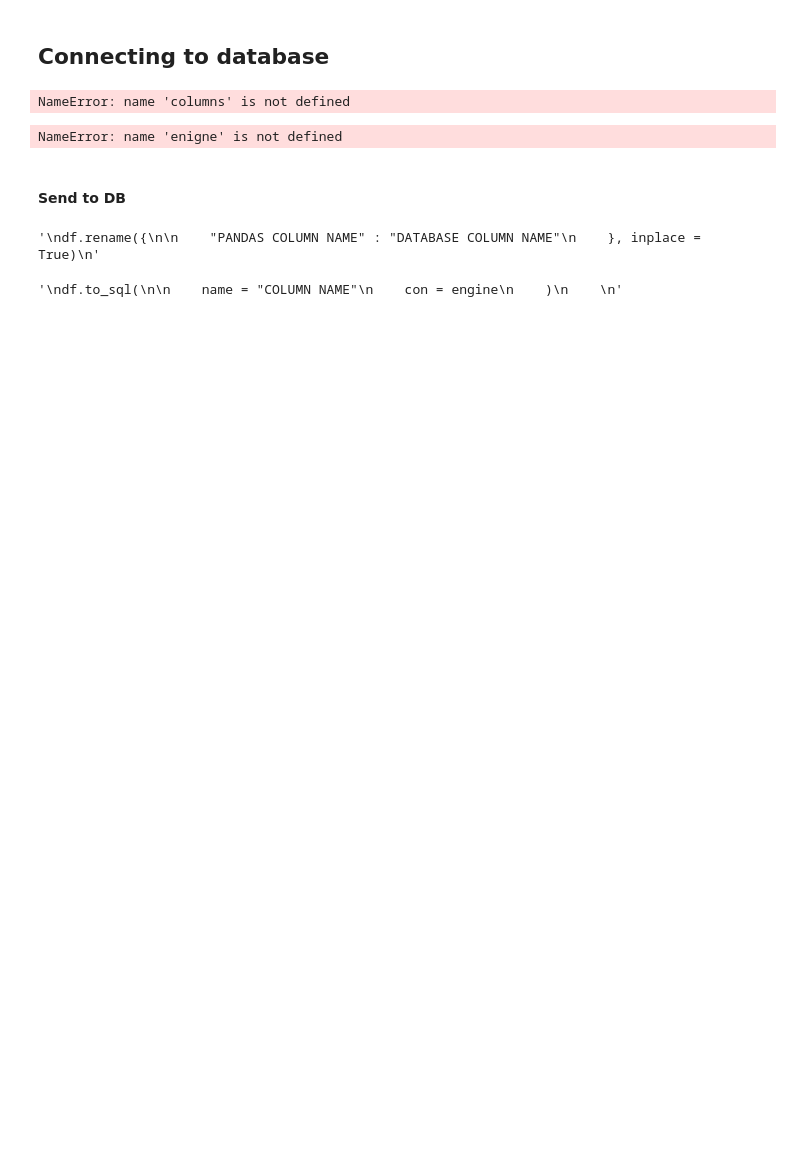
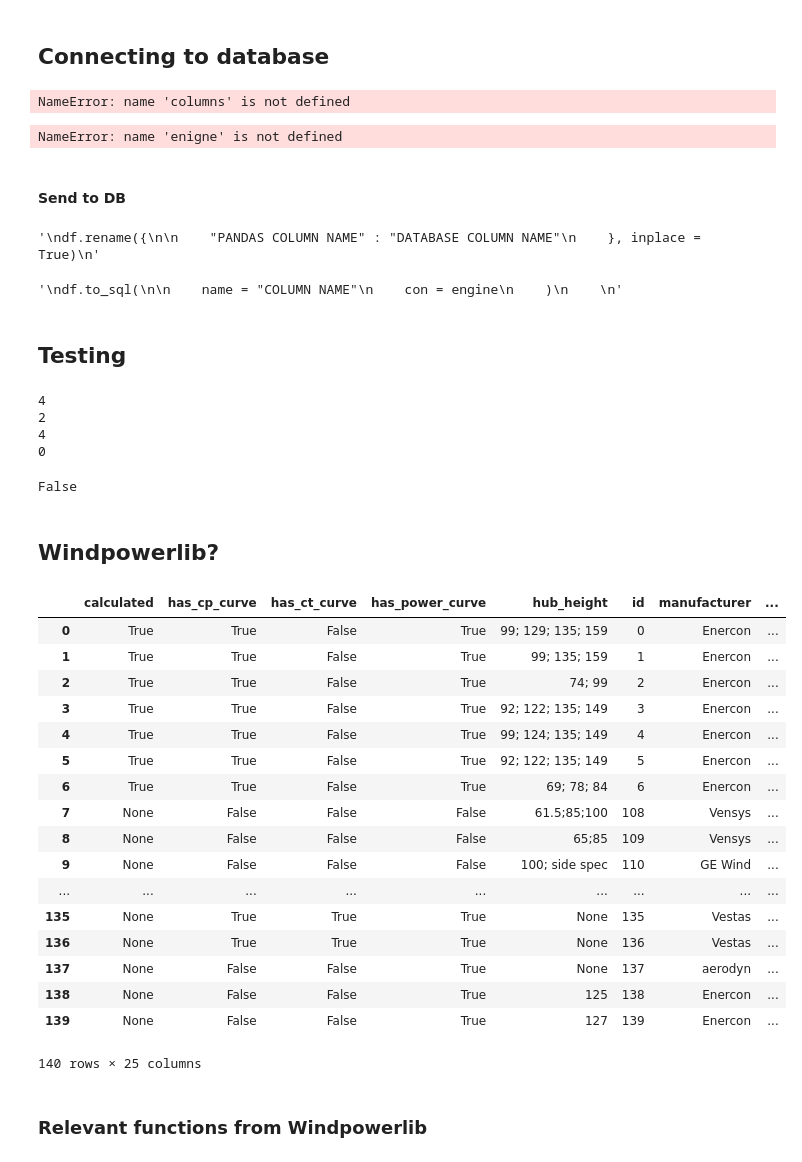
Before and after one commit to jakeriksen/WindTurbineTIP260, a Jupyter notebook: Script_jupyter.ipynb, the cells around one changed output. Cells and saved outputs as stored; diff of their text form; code cells hidden in the pictures; blank space fills up the shorter version.

```diff
--- a/Script_jupyter.ipynb
+++ b/Script_jupyter.ipynb
@@ -55,3 +56,27 @@ df.to_sql(
 '''
 # %% [output]
 '\ndf.to_sql(\n\n    name = "COLUMN NAME"\n    con = engine\n    )\n    \n'
+# %% [markdown]
+## Testing
+# %%
+import random as rd
+import time
+
+# Tilfeldig data med en grense (tenkt for vind-hastighet)
+def stop_if_over():
+    while True:
+        time.sleep(1)
+        val = (rd.randint(0,5))
+        if val is 5:
+            return False
+        print(val)
+
+stop_if_over()
+# %% [output]
+4
+2
+4
+0
+False
+# %% [markdown]
+## Windpowerlib?
@@ -57,0 +85,22 @@ df.to_sql(
+# %%
+from windpowerlib.wind_turbine import load_turbine_data_from_oedb
+load_turbine_data_from_oedb()
+# %% [output]
+|  | calculated | has_cp_curve | has_ct_curve | has_power_curve | hub_height | id | manufacturer | ... |
+| 0 | True | True | False | True | 99; 129; 135; 159 | 0 | Enercon | ... |
+| 1 | True | True | False | True | 99; 135; 159 | 1 | Enercon | ... |
+| 2 | True | True | False | True | 74; 99 | 2 | Enercon | ... |
+| 3 | True | True | False | True | 92; 122; 135; 149 | 3 | Enercon | ... |
+| 4 | True | True | False | True | 99; 124; 135; 149 | 4 | Enercon | ... |
+| 5 | True | True | False | True | 92; 122; 135; 149 | 5 | Enercon | ... |
+| 6 | True | True | False | True | 69; 78; 84 | 6 | Enercon | ... |
+| 7 | None | False | False | False | 61.5;85;100 | 108 | Vensys | ... |
+| 8 | None | False | False | False | 65;85 | 109 | Vensys | ... |
+| 9 | None | False | False | False | 100; side spec | 110 | GE Wind | ... |
+| ... | ... | ... | ... | ... | ... | ... | ... | ... |
+| 135 | None | True | True | True | None | 135 | Vestas | ... |
+| 136 | None | True | True | True | None | 136 | Vestas | ... |
+| 137 | None | False | False | True | None | 137 | aerodyn | ... |
+| 138 | None | False | False | True | 125 | 138 | Enercon | ... |
+| 139 | None | False | False | True | 127 | 139 | Enercon | ... |
+140 rows × 25 columns
@@ -57,0 +114,2 @@ df.to_sql(
+# %% [markdown]
+### Relevant functions from Windpowerlib
```
Also changed, not shown: parts of 7 cells of this notebook.
